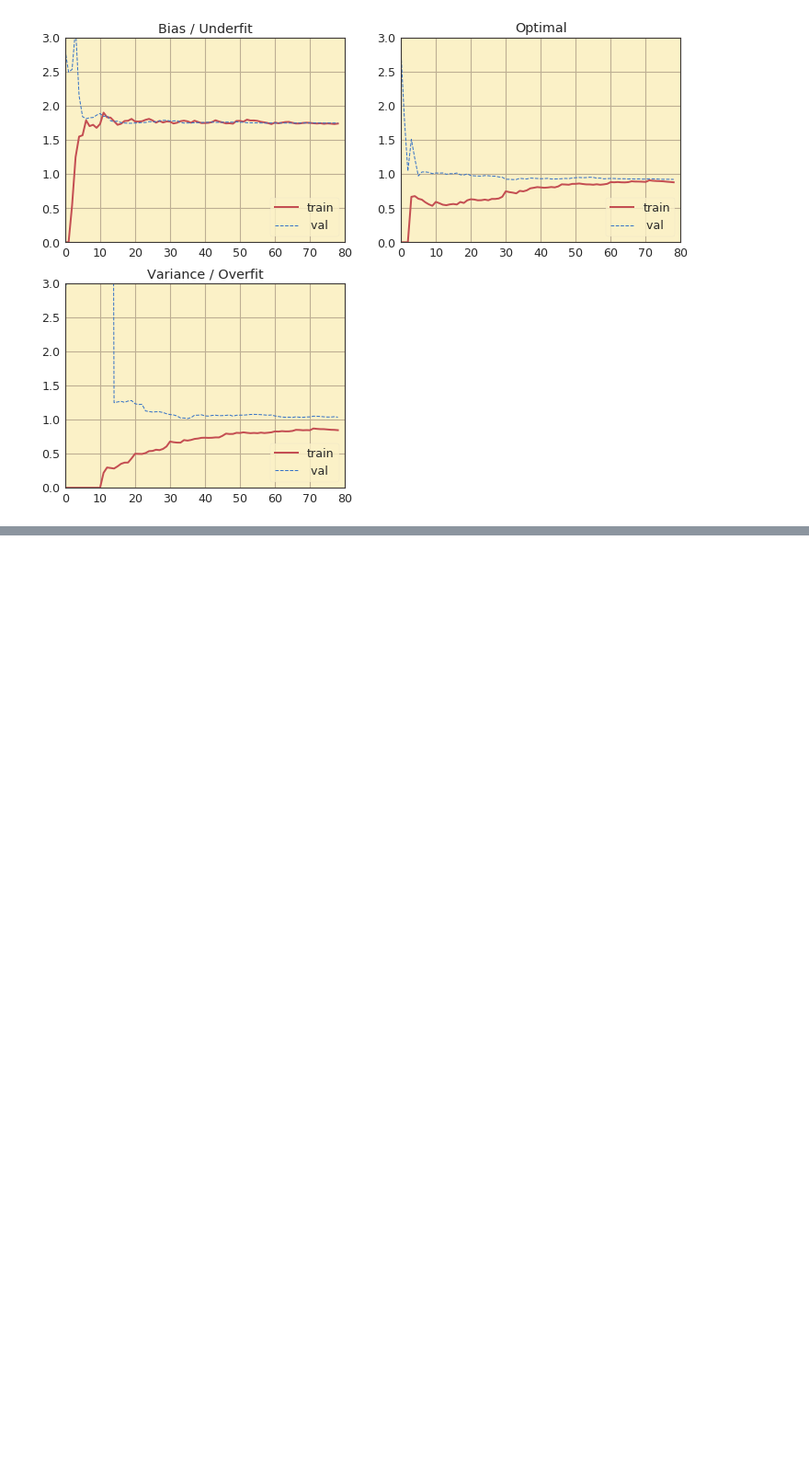
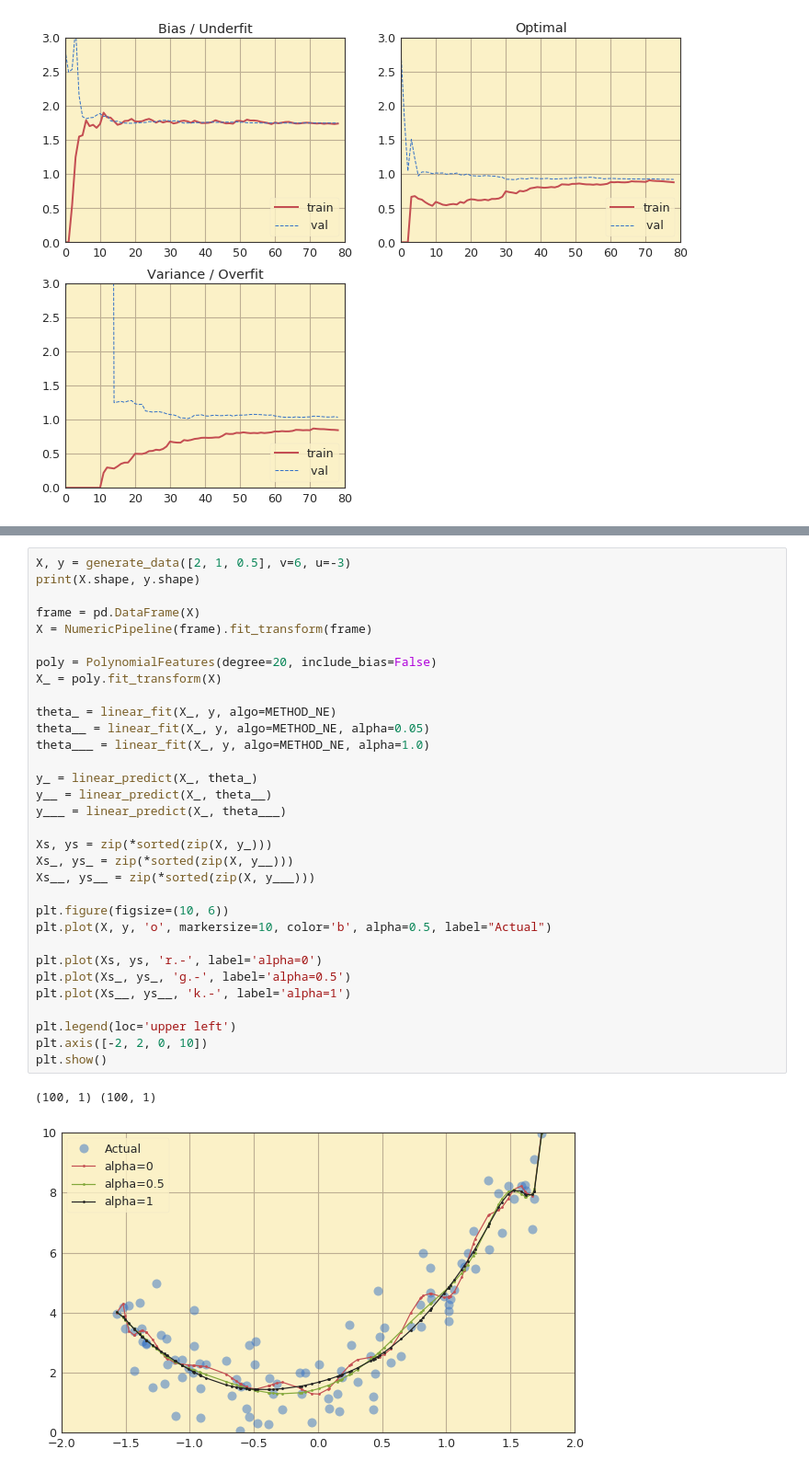
Before and after one commit to garcia-alex/ml-workflows, a Jupyter notebook: ch04.ipynb, the cells around one changed output, grey strips where cells are left out. Shown: that part at 92% size. Cells and saved outputs as stored; diff of their text form; blank space fills up the shorter version.

```diff
--- a/ch04.ipynb
+++ b/ch04.ipynb
@@ -264,0 +271,35 @@ plot_lcs(et, ev, et_, ev_, et__, ev__)
+# %%
+X, y = generate_data([2, 1, 0.5], v=6, u=-3)
+print(X.shape, y.shape)
+
+frame = pd.DataFrame(X)
+X = NumericPipeline(frame).fit_transform(frame)
+
+poly = PolynomialFeatures(degree=20, include_bias=False)
+X_ = poly.fit_transform(X)
+
+theta_ = linear_fit(X_, y, algo=METHOD_NE)
+theta__ = linear_fit(X_, y, algo=METHOD_NE, alpha=0.05)
+theta___ = linear_fit(X_, y, algo=METHOD_NE, alpha=1.0)
+
+y_ = linear_predict(X_, theta_)
+y__ = linear_predict(X_, theta__)
+y___ = linear_predict(X_, theta___)
+
+Xs, ys = zip(*sorted(zip(X, y_)))
+Xs_, ys_ = zip(*sorted(zip(X, y__)))
+Xs__, ys__ = zip(*sorted(zip(X, y___)))
+
+plt.figure(figsize=(10, 6))
+plt.plot(X, y, 'o', markersize=10, color='b', alpha=0.5, label="Actual")
+
+plt.plot(Xs, ys, 'r.-', label='alpha=0')
+plt.plot(Xs_, ys_, 'g.-', label='alpha=0.5')
+plt.plot(Xs__, ys__, 'k.-', label='alpha=1')
+
+plt.legend(loc='upper left')
+plt.axis([-2, 2, 0, 10])
+plt.show()
+# %% [output]
+(100, 1) (100, 1)
+[figure, added]
```
Also changed, not shown: parts of 6 cells of this notebook, 1 other file.
